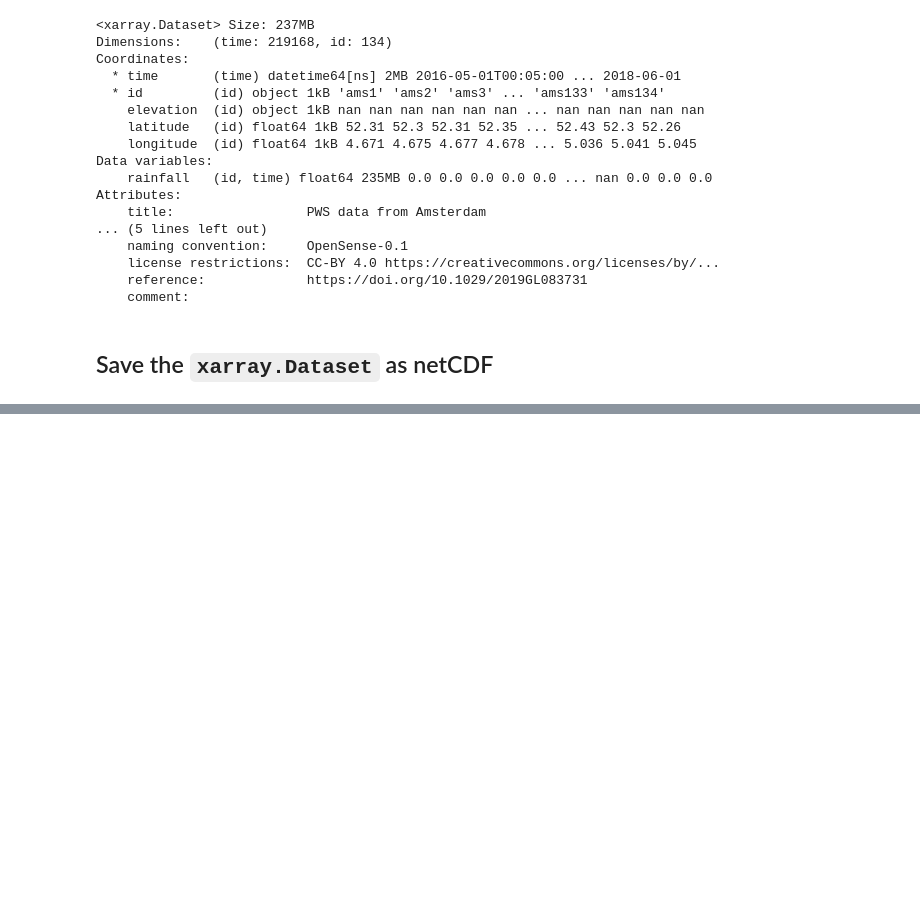
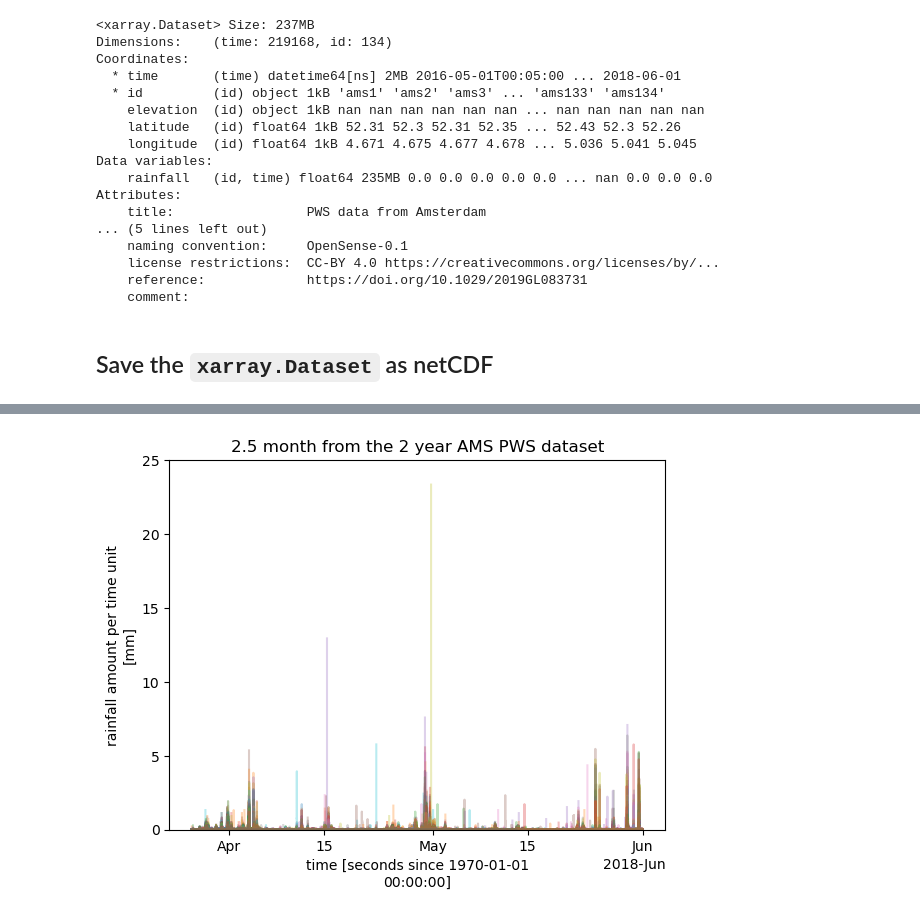
Before and after one commit to OpenSenseAction/opensense_example_data, a Jupyter notebook: AMS_PWS/PWS_example_dataset.ipynb, the cells around one changed output, grey strips where cells are left out. Saved outputs shown, nothing was run; the diff lists cells and outputs as text; code cells hidden in the pictures; blank space fills up the shorter version.

```diff
--- a/AMS_PWS/PWS_example_dataset.ipynb
+++ b/AMS_PWS/PWS_example_dataset.ipynb
@@ -138,0 +162,6 @@ ds.to_netcdf("AMS_PWS_full_dataset.nc",
+# %%
+ds.rainfall.isel(time=range(200000,219168)).plot.line(x='time',add_legend=False,alpha=0.3)
+plt.ylim(0,25)
+plt.title("2.5 month from the 2 year AMS PWS dataset");
+# %% [output]
+[figure, added]
```
Also changed, not shown: parts of 10 cells of this notebook, 1 other file.
